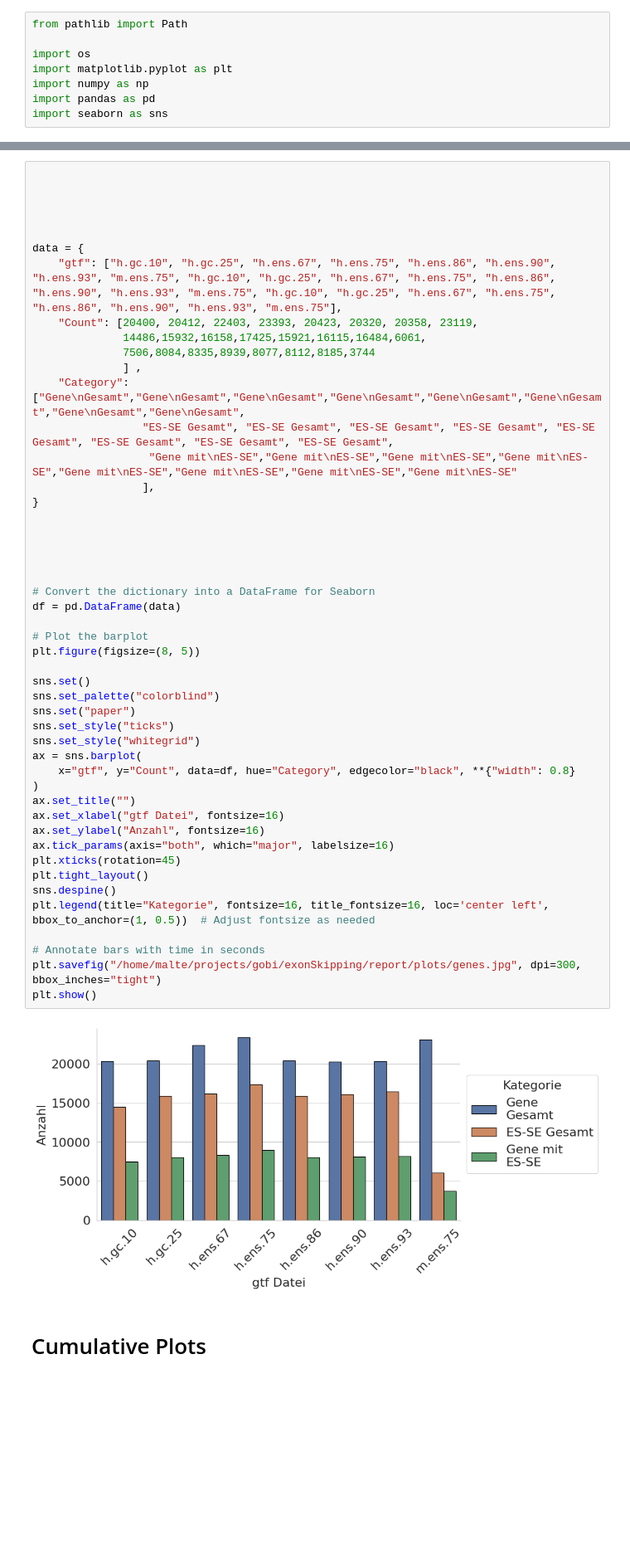
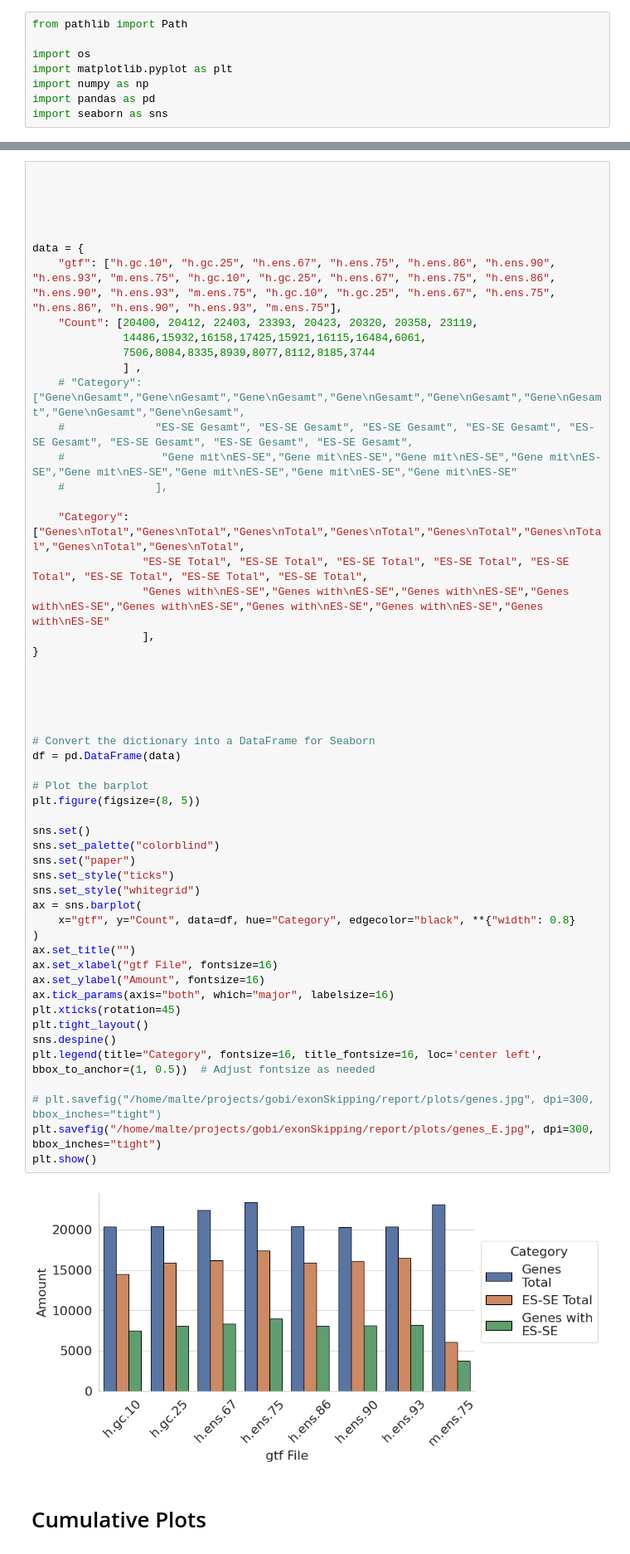
Before and after one commit to mweyrich28/exonSkipping, a Jupyter notebook: src/main/plotting.ipynb, the cells around one changed output, grey strips where cells are left out. Shown at 83% size. Cells and saved outputs as stored; diff of their text form; blank space fills up the shorter version.

```diff
--- a/src/main/plotting.ipynb
+++ b/src/main/plotting.ipynb
@@ -100,44 +63,49 @@ data = {
               14486,15932,16158,17425,15921,16115,16484,6061,
               7506,8084,8335,8939,8077,8112,8185,3744
               ] ,
-    "Category": ["Gene\nGesamt","Gene\nGesamt","Gene\nGesamt","Gene\nGesamt","Gene\nGesamt","Gene\nGesamt","Gene\nGesamt","Gene\nGesamt",
-                 "ES-SE Gesamt", "ES-SE Gesamt", "ES-SE Gesamt", "ES-SE Gesamt", "ES-SE Gesamt", "ES-SE Gesamt", "ES-SE Gesamt", "ES-SE Gesamt",
-                  "Gene mit\nES-SE","Gene mit\nES-SE","Gene mit\nES-SE","Gene mit\nES-SE","Gene mit\nES-SE","Gene mit\nES-SE","Gene mit\nES-SE","Gene mit\nES-SE"
+    # "Category": ["Gene\nGesamt","Gene\nGesamt","Gene\nGesamt","Gene\nGesamt","Gene\nGesamt","Gene\nGesamt","Gene\nGesamt","Gene\nGesamt",
+    #              "ES-SE Gesamt", "ES-SE Gesamt", "ES-SE Gesamt", "ES-SE Gesamt", "ES-SE Gesamt", "ES-SE Gesamt", "ES-SE Gesamt", "ES-SE Gesamt",
+    #               "Gene mit\nES-SE","Gene mit\nES-SE","Gene mit\nES-SE","Gene mit\nES-SE","Gene mit\nES-SE","Gene mit\nES-SE","Gene mit\nES-SE","Gene mit\nES-SE"
+    #              ],
+
+    "Category": ["Genes\nTotal","Genes\nTotal","Genes\nTotal","Genes\nTotal","Genes\nTotal","Genes\nTotal","Genes\nTotal","Genes\nTotal",
+                 "ES-SE Total", "ES-SE Total", "ES-SE Total", "ES-SE Total", "ES-SE Total", "ES-SE Total", "ES-SE Total", "ES-SE Total",
+                 "Genes with\nES-SE","Genes with\nES-SE","Genes with\nES-SE","Genes with\nES-SE","Genes with\nES-SE","Genes with\nES-SE","Genes with\nES-SE","Genes with\nES-SE"
                  ],
 }
 
 
 
 
 
 # Convert the dictionary into a DataFrame for Seaborn
 df = pd.DataFrame(data)
 
 # Plot the barplot
 plt.figure(figsize=(8, 5))
 
 sns.set()
 sns.set_palette("colorblind")
 sns.set("paper")
 sns.set_style("ticks")
 sns.set_style("whitegrid")
 ax = sns.barplot(
     x="gtf", y="Count", data=df, hue="Category", edgecolor="black", **{"width": 0.8}
 )
 ax.set_title("")
-ax.set_xlabel("gtf Datei", fontsize=16)
-ax.set_ylabel("Anzahl", fontsize=16)
+ax.set_xlabel("gtf File", fontsize=16)
+ax.set_ylabel("Amount", fontsize=16)
 ax.tick_params(axis="both", which="major", labelsize=16)
 plt.xticks(rotation=45)
 plt.tight_layout()
 sns.despine()
-plt.legend(title="Kategorie", fontsize=16, title_fontsize=16, loc='center left', bbox_to_anchor=(1, 0.5))  # Adjust fontsize as needed
+plt.legend(title="Category", fontsize=16, title_fontsize=16, loc='center left', bbox_to_anchor=(1, 0.5))  # Adjust fontsize as needed
 
-# Annotate bars with time in seconds
-plt.savefig("/home/malte/projects/gobi/exonSkipping/report/plots/genes.jpg", dpi=300, bbox_inches="tight")
+# plt.savefig("/home/malte/projects/gobi/exonSkipping/report/plots/genes.jpg", dpi=300, bbox_inches="tight")
+plt.savefig("/home/malte/projects/gobi/exonSkipping/report/plots/genes_E.jpg", dpi=300, bbox_inches="tight")
 plt.show()
 # %% [output]
-[figure, old version]
+[figure, new version]
 # %% [markdown]
 # Cumulative Plots
 # %%
```
Also changed, not shown: parts of 3 cells of this notebook, 1 other file.
